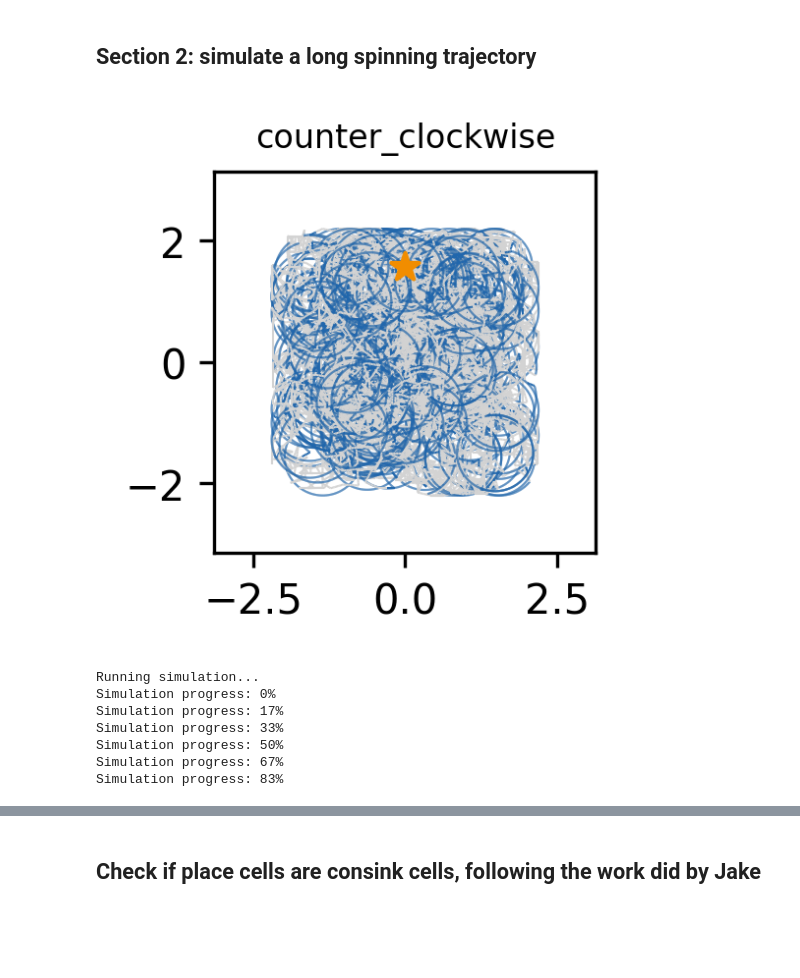
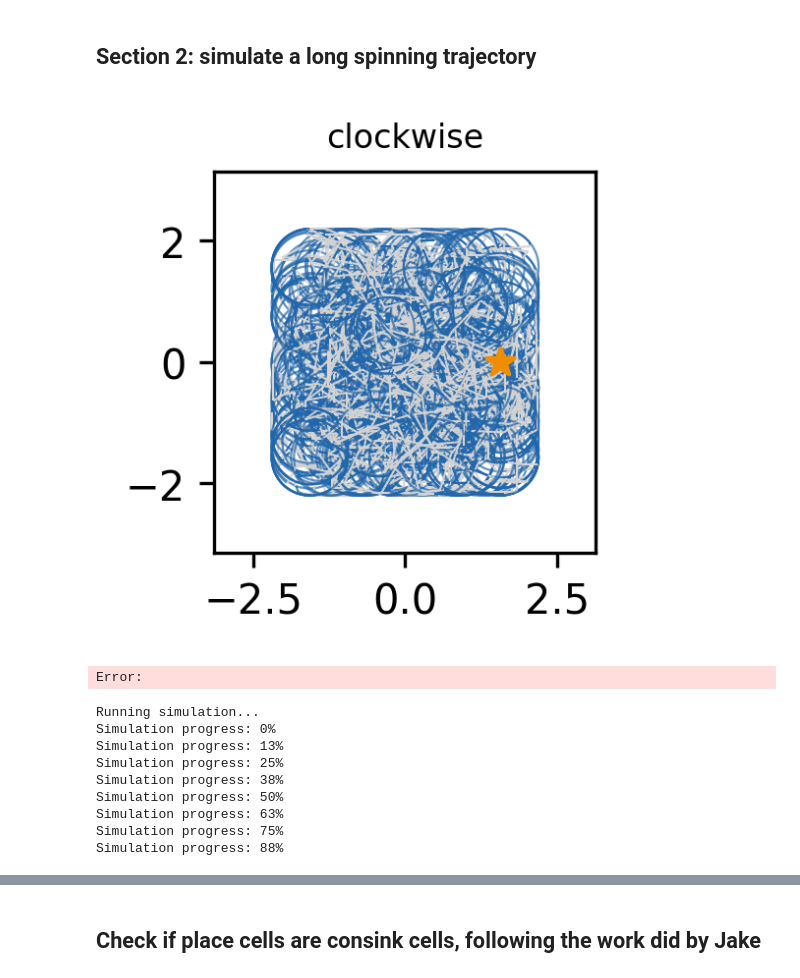
Before and after one commit to ZilongJi/HoneycombSweeps, a Jupyter notebook: HDPCCAN_Sweep_Spinning.ipynb, the cells around one changed output, grey strips where cells are left out. Cells and saved outputs as stored; diff of their text form; code cells hidden in the pictures; blank space fills up the shorter version.

```diff
--- a/HDPCCAN_Sweep_Spinning.ipynb
+++ b/HDPCCAN_Sweep_Spinning.ipynb
@@ -235,15 +238,16 @@ def simulate_honeycomb_movement(total_time=1,
 # %%
 # Seed for reproducibility
 # np.random.seed(111)
+goal_loc = [0.*np.pi, 0.5*np.pi]
+goal_loc_in_traj = np.array(goal_loc)/np.pi + 0.5
 
-goal_loc = (-0.*np.pi, 0.5*np.pi)
 direction = 'clockwise'
 # Run the function to generate movement data
 results = simulate_honeycomb_movement(total_time=2,
                                     dt=0.01,
-                                    move_prob=0.95,
+                                    move_prob=0.70,
                                     velocity=6,
-                                    goal_loc=goal_loc,
+                                    goal_loc=goal_loc_in_traj,
                                     direction=direction)
 
 Animal_location_all, Head_direction_all, MV_direction_all, Dir2Goal_all, Animal_speed_all, rotation_phases, time_upsampled, Animal_Vel_all = results
@@ -270,9 +274,9 @@ bm.clear_buffer_memory(platform='gpu')
 
 v0 = 1.0*bm.pi/1000  #baseline speed
 mbar_hd = 5. #HD adaptation strength
-mbar_pc = 10. #GC adaptation strength
+mbar_pc = 5. #GC adaptation strength
 noise_stre = 0.
-Phase_Offset = 1.0
+Phase_Offset = 1.5
 theta_hd_modulation = 0.4 # default 0.4; maximal 0.4
 theta_gc_modulation = 0.5 # default 0.5; maximal 0.5,
 Topdown_mod = 5.0 # strength of topdown modulation
@@ -301,7 +305,7 @@ PC_net = PC_cell_L2(noise_stre = noise_stre,
                     tau = 10.,
                     tau_v = 100.,
                     mbar = mbar_pc,
-                    a = 0.5,
+                    a = 1.0,
                     A = 5,
                     td_A = 5,
                     J0 = 10.0,
@@ -413,46 +417,49 @@ plt.tight_layout()
 # %%
 # Seed for reproducibility
 # np.random.seed(111)
-goal_loc = (-0.*np.pi, 0.5*np.pi)
-# direction = 'clockwise'
-direction = 'counter_clockwise'
+goal_loc = [0.5*np.pi, -0.*np.pi]
+
+goal_loc_in_traj = np.array(goal_loc)/np.pi + 0.5
+
+direction = 'clockwise'
+# direction = 'counter_clockwise'
 # Run the function to generate movement data
-results = simulate_honeycomb_movement(total_time=300,
+results = simulate_honeycomb_movement(total_time=400,
                                     dt=0.01,
-                                    move_prob=0.95,
-                                    velocity=8,
-                                    goal_loc=goal_loc,
+                                    move_prob=0.80,
+                                    velocity=20,
+                                    goal_loc=goal_loc_in_traj,
                                     direction=direction)
 
 Animal_location_all, Head_direction_all, MV_direction_all, Dir2Goal_all, Animal_speed_all, rotation_phases, time_upsampled, Animal_Vel_all = results
 
 Animal_location_all = Animal_location_all*np.pi-0.5*np.pi
 Animal_speed_all /= 1000
 
 fig,ax = plt.subplots(1,1,figsize=(2,2), dpi=300)
 
 
 # 1. XY Trajectory Plot (Upsampled)
 segments = np.array([[Animal_location_all[i], Animal_location_all[i + 1]] for i in range(len(Animal_location_all) - 1)])
 colors = ['#2167AC' if rotation_phases[i] else 'lightgrey' for i in range(len(Animal_location_all) - 1)] #28A25F
 #colors = ['#28A25F' if rotation_phases[i] else 'lightgrey' for i in range(len(Position) - 1)]
 lc = LineCollection(segments, colors=colors, linewidths=0.5, alpha=1)
 ax.add_collection(lc)
 ax.set_aspect('equal')
 ax.set_xlim(-np.pi,np.pi)
 ax.set_ylim(-np.pi,np.pi)
 
 
 #add goal location
-goal_loc = (-0.*np.pi, 0.5*np.pi)
 ax.scatter(goal_loc[0], goal_loc[1], color='#F18D00', marker='*', s=50, zorder=10)
 
 
 ax.set_title(direction, fontsize=8)
 
 plt.tight_layout()
 # %% [output]
-[figure, old version]
+[figure, new version]
+Error:
 # %%
 #set simulation parameters
 bm.set_platform('gpu')
@@ -463,9 +470,9 @@ v0 = 1.0*bm.pi/1000  #baseline speed
 mbar_hd = 5. #HD adaptation strength
 mbar_pc = 5. #GC adaptation strength
 noise_stre = 0.
-Phase_Offset = 1.0
+Phase_Offset = 1.5
 theta_hd_modulation = 0.4 # default 0.4; maximal 0.4
-theta_gc_modulation = 0.2 # default 0.5; maximal 0.5,
+theta_gc_modulation = 0.5 # default 0.5; maximal 0.5,
 Topdown_mod = 5.0 # strength of topdown modulation
 
 
@@ -566,11 +573,13 @@ for i in range(0, len(Animal_location_all), simulate_time):
 # %% [output]
 Running simulation...
 Simulation progress: 0%
-Simulation progress: 17%
-Simulation progress: 33%
+Simulation progress: 13%
+Simulation progress: 25%
+Simulation progress: 38%
 Simulation progress: 50%
-Simulation progress: 67%
-Simulation progress: 83%
+Simulation progress: 63%
+Simulation progress: 75%
+Simulation progress: 88%
 # %%
 # Compute relative angles in range [-π, π]
 relative_angle = np.zeros(len(Head_direction_all))
```
Also changed, not shown: parts of 19 cells of this notebook, 1 other file.
